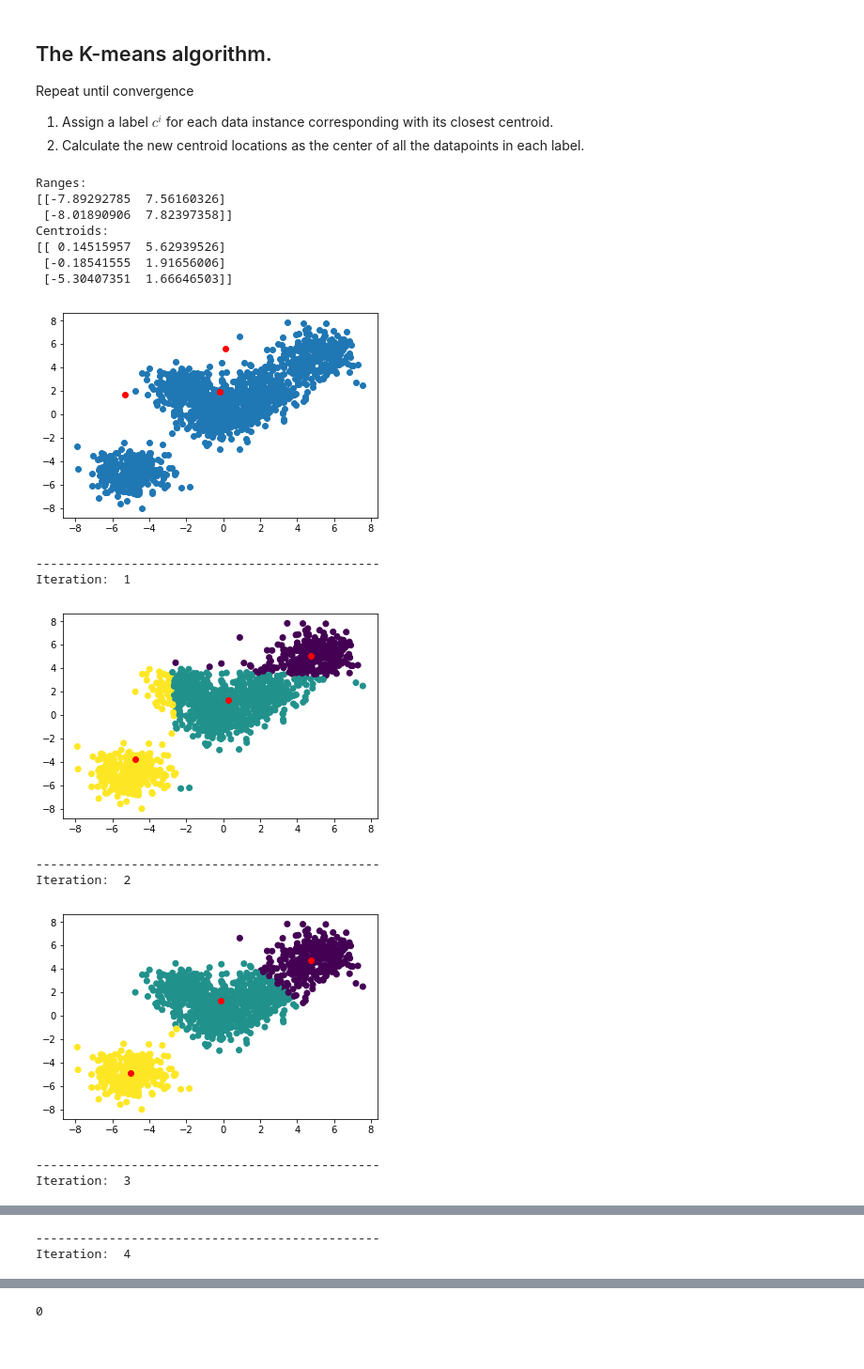
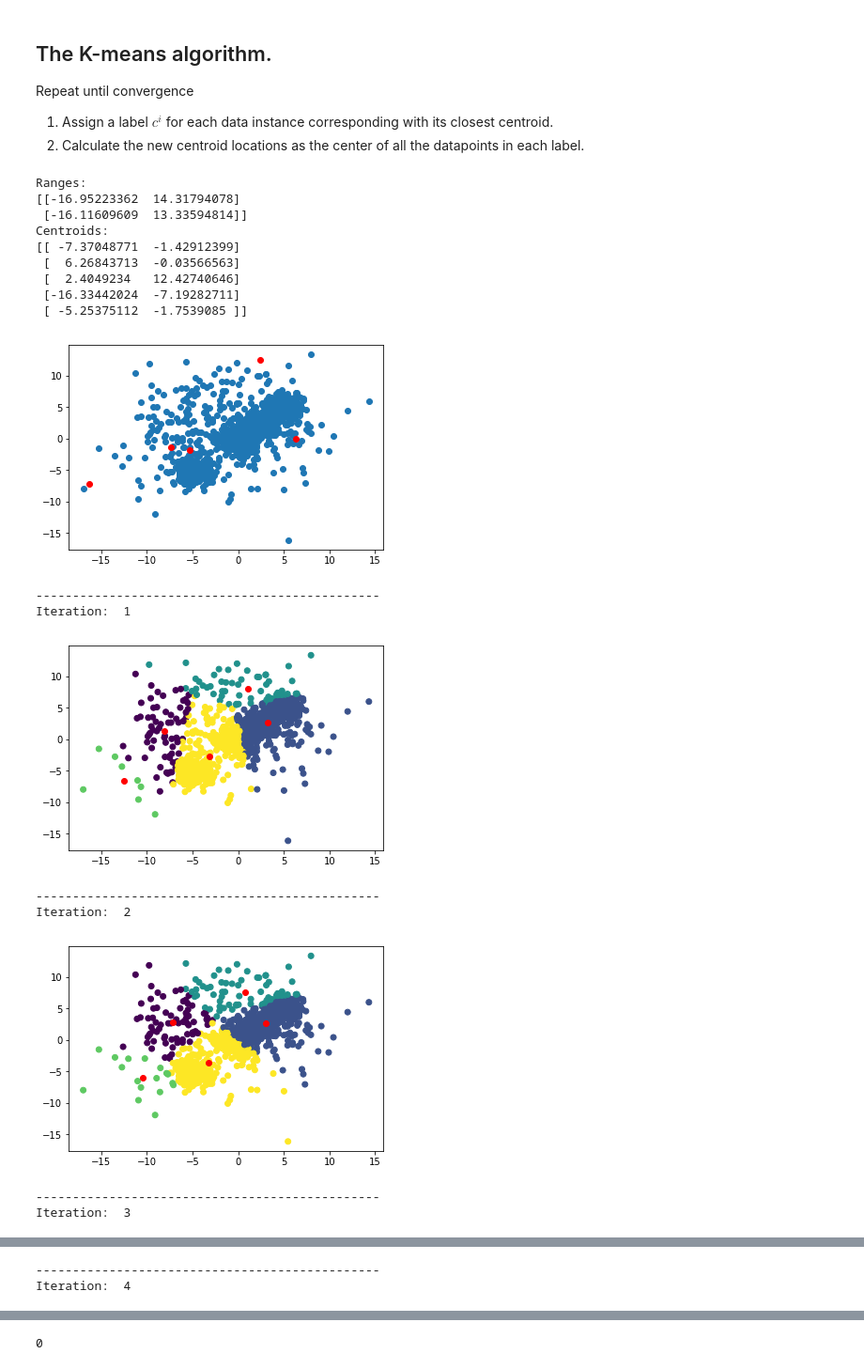
Before and after one commit to kelhallaoui/tutorials, a Jupyter notebook: Machine Learning/Clustering/K-Means.ipynb, the cells around one changed output, grey strips where cells are left out. Shown at 94% size. Cells and saved outputs as stored; diff of their text form; code cells hidden in the pictures.

```diff
--- a/Machine Learning/Clustering/K-Means.ipynb
+++ b/Machine Learning/Clustering/K-Means.ipynb
@@ -8,7 +8,7 @@ Generate some artificial dataset using some 2D-Gaussians.
 # %%
 params = [[[ 0,1],  [ 0,1]],
           [[ 5,1],  [ 5,1]],
-          [[-2,1],  [ 2,1]],
+          [[-2,5],  [ 2,5]],
           [[ 2,1],  [ 2,1]],
           [[-5,1],  [-5,1]]]
 
@@ -135,22 +135,24 @@ class Kmeans(object):
     def getLabels(self):
         return self.labels
 # %%
-kmeans = Kmeans(3)
+kmeans = Kmeans(5)
 kmeans.train(data)
 # %% [output]
 Ranges:
-[[-7.89292785  7.56160326]
- [-8.01890906  7.82397358]]
+[[-16.95223362  14.31794078]
+ [-16.11609609  13.33594814]]
 Centroids:
-[[ 0.14515957  5.62939526]
- [-0.18541555  1.91656006]
- [-5.30407351  1.66646503]]
+[[ -7.37048771  -1.42912399]
+ [  6.26843713  -0.03566563]
+ [  2.4049234   12.42740646]
+ [-16.33442024  -7.19282711]
+ [ -5.25375112  -1.7539085 ]]
-[figure, old version]
+[figure, new version]
 -----------------------------------------------
 Iteration:  1
-[figure, old version]
+[figure, new version]
 -----------------------------------------------
 Iteration:  2
-[figure, old version]
+[figure, new version]
 -----------------------------------------------
 Iteration:  3
```
Also changed, not shown: parts of 4 cells of this notebook, 5 other files.
